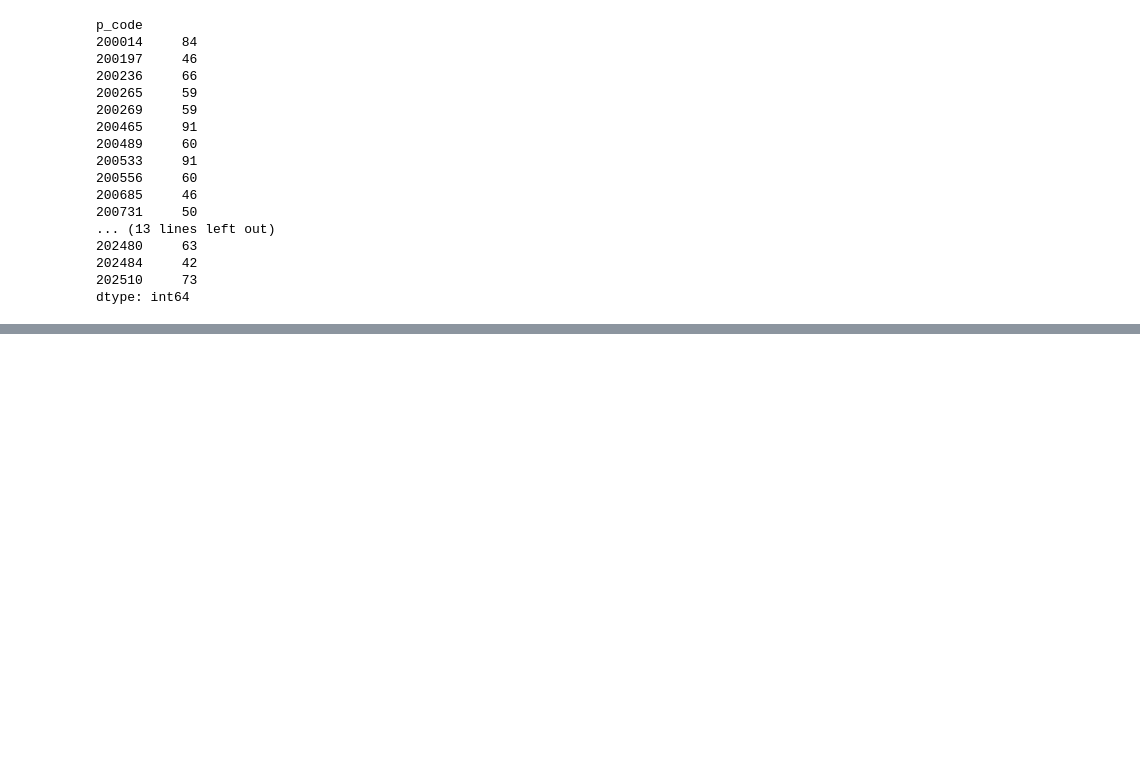
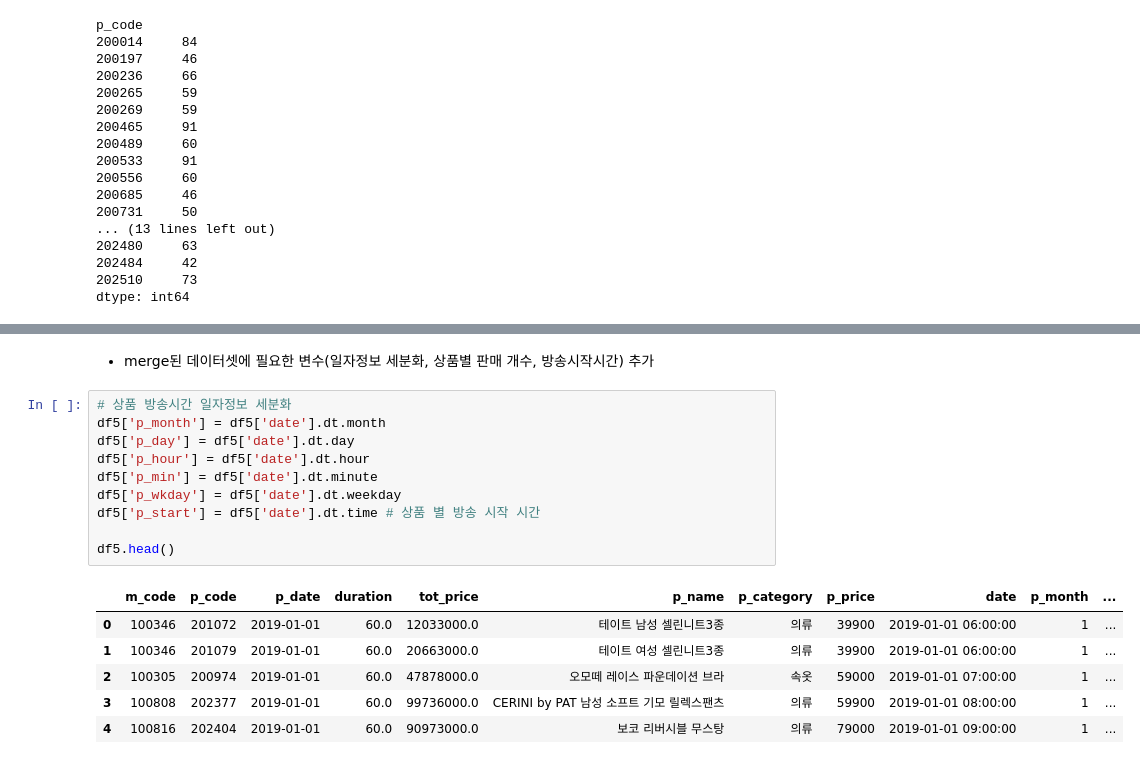
Before and after one commit to Minjeong-Kim/Final-Project, a Jupyter notebook: Final_Pjt_0814.ipynb, the cells around one changed output, grey strips where cells are left out. Cells and saved outputs as stored; diff of their text form; blank space fills up the shorter version.

```diff
--- a/Final_Pjt_0814.ipynb
+++ b/Final_Pjt_0814.ipynb
@@ -291,0 +312,19 @@ product_info.drop_duplicates(['m_code', 'p_code', 'p_date'], keep='first').head(
+# %% [markdown]
+- merge된 데이터셋에 필요한 변수(일자정보 세분화, 상품별 판매 개수, 방송시작시간) 추가
+# %%
+# 상품 방송시간 일자정보 세분화
+df5['p_month'] = df5['date'].dt.month
+df5['p_day'] = df5['date'].dt.day
+df5['p_hour'] = df5['date'].dt.hour
+df5['p_min'] = df5['date'].dt.minute
+df5['p_wkday'] = df5['date'].dt.weekday
+df5['p_start'] = df5['date'].dt.time # 상품 별 방송 시작 시간
+
+df5.head()
+# %% [output]
+|  | m_code | p_code | p_date | duration | tot_price | p_name | p_category | p_price | date | p_month | ... |
+| 0 | 100346 | 201072 | 2019-01-01 | 60.0 | 12033000.0 | 테이트 남성 셀린니트3종 | 의류 | 39900 | 2019-01-01 06:00:00 | 1 | ... |
+| 1 | 100346 | 201079 | 2019-01-01 | 60.0 | 20663000.0 | 테이트 여성 셀린니트3종 | 의류 | 39900 | 2019-01-01 06:00:00 | 1 | ... |
+| 2 | 100305 | 200974 | 2019-01-01 | 60.0 | 47878000.0 | 오모떼 레이스 파운데이션 브라 | 속옷 | 59000 | 2019-01-01 07:00:00 | 1 | ... |
+| 3 | 100808 | 202377 | 2019-01-01 | 60.0 | 99736000.0 | CERINI by PAT 남성 소프트 기모 릴렉스팬츠 | 의류 | 59900 | 2019-01-01 08:00:00 | 1 | ... |
+| 4 | 100816 | 202404 | 2019-01-01 | 60.0 | 90973000.0 | 보코 리버시블 무스탕 | 의류 | 79000 | 2019-01-01 09:00:00 | 1 | ... |
```
Also changed, not shown: parts of 14 cells of this notebook.
